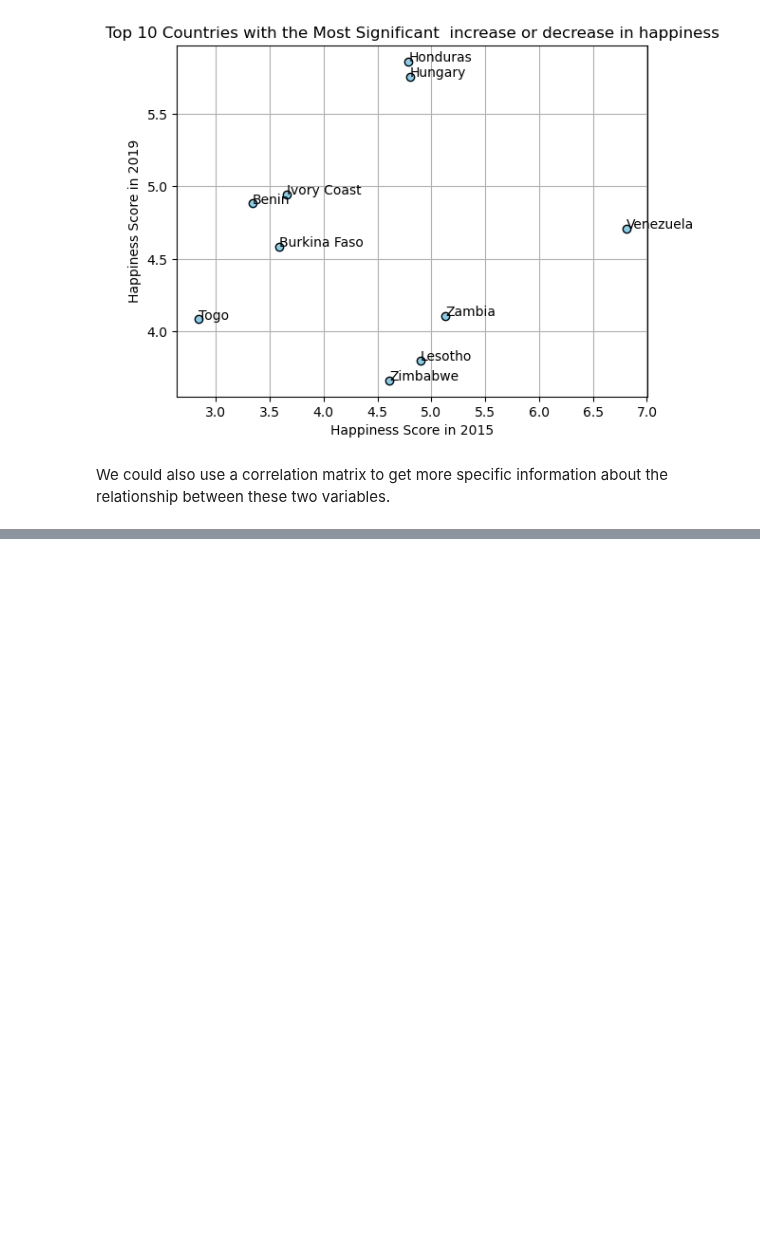
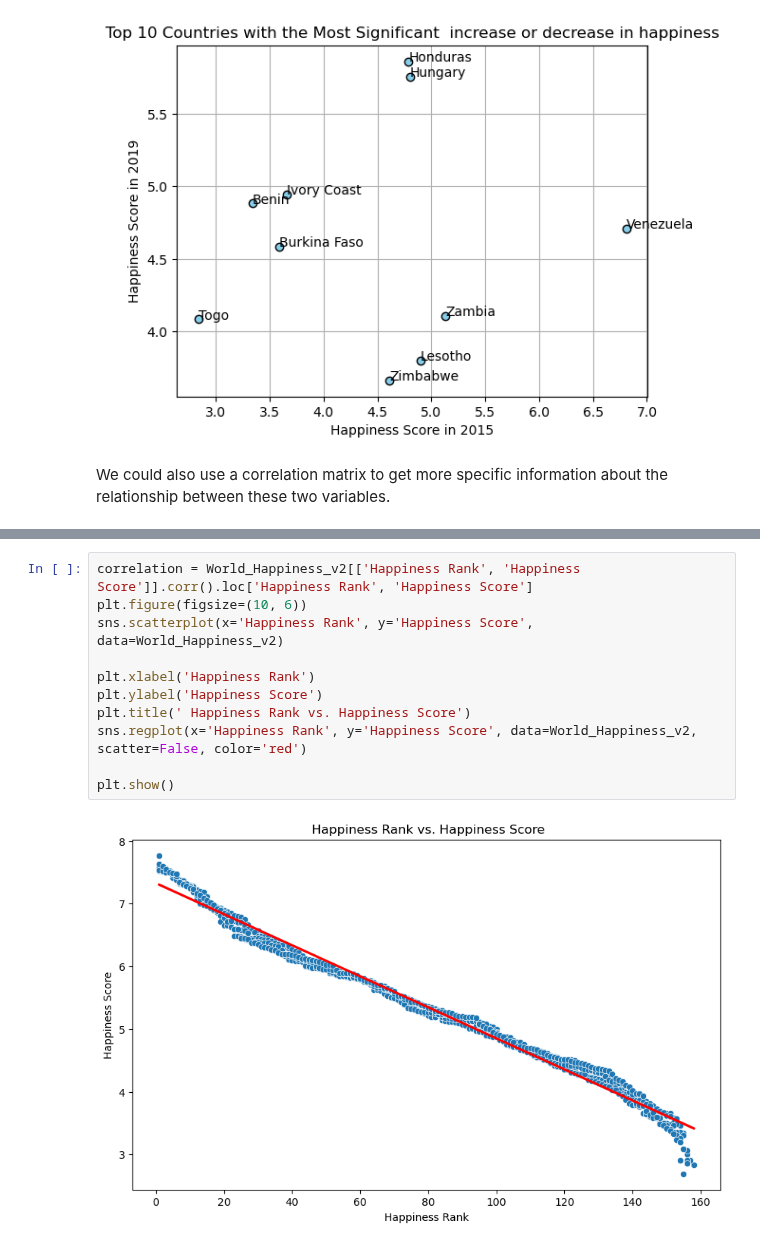
Before and after one commit to Tuwaiq-DS-ML-bootcamp-V-7/Usecase-2, a Jupyter notebook: EDA_explain_template_Abdullah .ipynb, the cells around one changed output, grey strips where cells are left out. Drawn from its saved outputs; the diff is of its cells as text; blank space fills up the shorter version.

Commit message:
Update correlation 06-08

```diff
--- a/EDA_explain_template_Abdullah .ipynb
+++ b/EDA_explain_template_Abdullah .ipynb
@@ -961,0 +1013,13 @@ We could also use a correlation matrix to get more specific information about th
+# %%
+correlation = World_Happiness_v2[['Happiness Rank', 'Happiness Score']].corr().loc['Happiness Rank', 'Happiness Score']
+plt.figure(figsize=(10, 6))
+sns.scatterplot(x='Happiness Rank', y='Happiness Score', data=World_Happiness_v2)
+
+plt.xlabel('Happiness Rank')
+plt.ylabel('Happiness Score')
+plt.title(' Happiness Rank vs. Happiness Score')
+sns.regplot(x='Happiness Rank', y='Happiness Score', data=World_Happiness_v2, scatter=False, color='red')
+
+plt.show()
+# %% [output]
+[figure, added]
```
Also changed, not shown: parts of 23 cells of this notebook.
